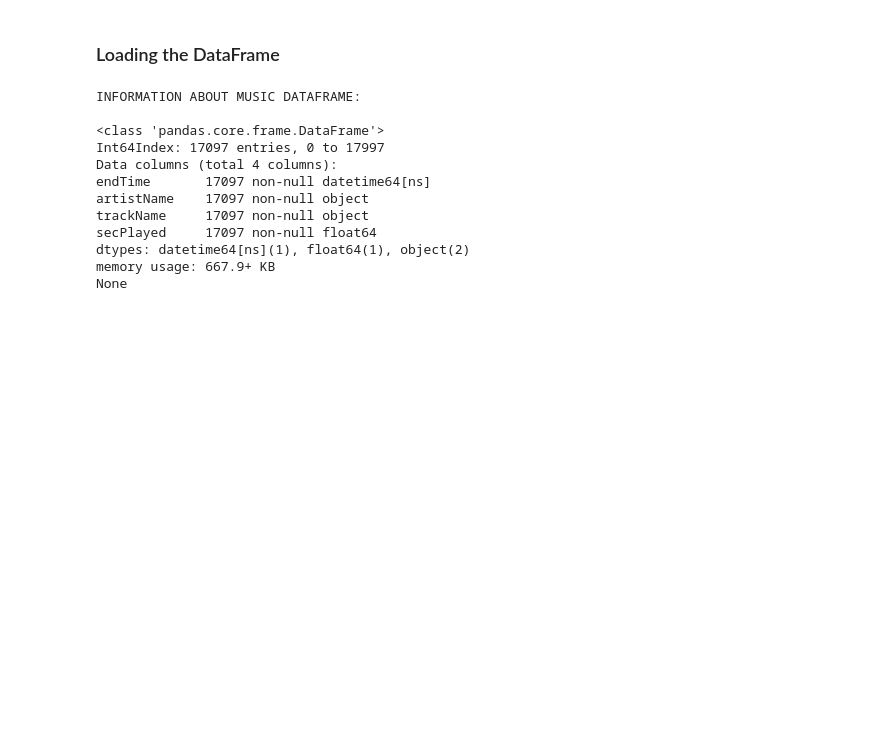
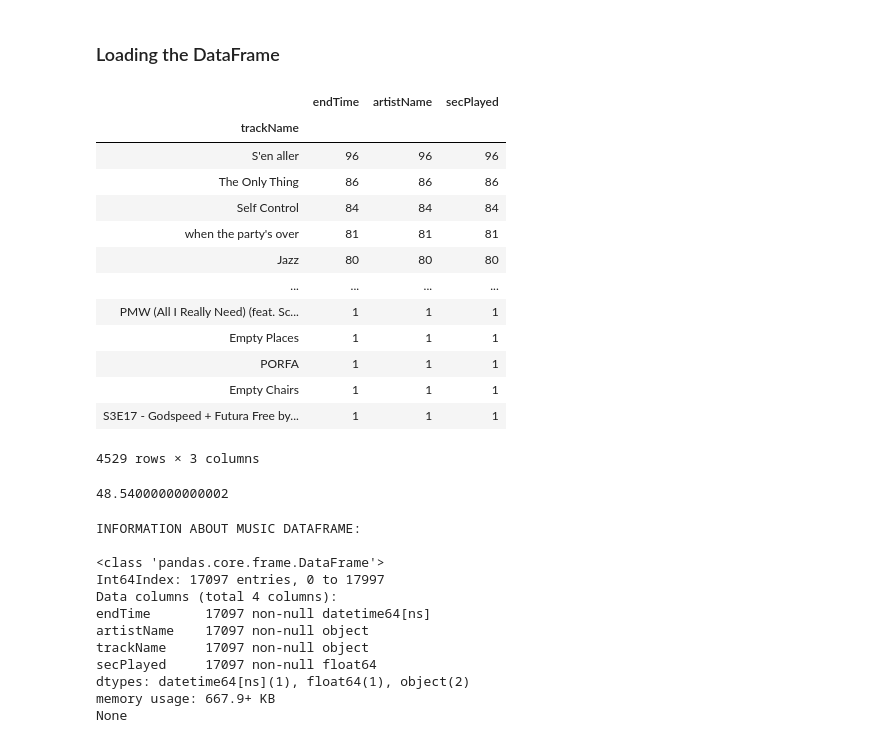
Before and after one commit to willfurtado/Visualizing-Spotify-Data, a Jupyter notebook: Spotify EDA.ipynb, the cells around one changed output. Drawn from its saved outputs; the diff is of its cells as text; code cells hidden in the pictures; blank space fills up the shorter version.

Commit message:
Updating data for winter 2020

```diff
--- a/Spotify EDA.ipynb
+++ b/Spotify EDA.ipynb
@@ -19,26 +19,29 @@ plt.style.use('ggplot')
 # %% [markdown]
 ## Loading the dataset
 # %%
-### Loading First half of dataset
-with open('personal_data/StreamingHistory0.json') as file:
-    data = json.load(file)
-df0 = pd.DataFrame(data)
+def load_streaming_data(src):
+    """
+    Returns a Pandas DataFrame object with the current listening history
+    from Spotify data pull. The src argument is the folder in which the data is stored.
+    """
+    with open('personal_data/' + src + '/StreamingHistory0.json') as file:
+        data = json.load(file)
+    df0 = pd.DataFrame(data)
+    with open('personal_data/' + src + '/StreamingHistory1.json') as file:
+        data1 = json.load(file)
 
-### Loading second half of dataset
-with open('personal_data/StreamingHistory1.json') as file:
-    data1 = json.load(file)
-df1 = pd.DataFrame(data1)
+    df1 = pd.DataFrame(data1)
+    df = df0.append(df1, ignore_index=True)
+    df['secPlayed'] = round(df['msPlayed'] / 1000, 1)
+    df = df.drop(columns=['msPlayed'])
 
-### Appending both together to create one complete DataFrame
-df = df0.append(df1, ignore_index=True)
+    STRTIME_FORMAT = '%Y-%m-%d %H:%M'
+    df['endTime'] = pd.to_datetime(df['endTime'], format=STRTIME_FORMAT)
 
-### Replacing millseconds column with a seconds column
-df['secPlayed'] = round(df['msPlayed'] / 1000, 1)
-df = df.drop(columns=['msPlayed'])
-
-### Converting string format to datetime format of endTime column
-STRTIME_FORMAT = '%Y-%m-%d %H:%M'
-df['endTime'] = pd.to_datetime(df['endTime'], format=STRTIME_FORMAT)
+    return df
+# %%
+df = load_streaming_data("summer20")
+wrapped = load_streaming_data("winter20")
 # %%
 print('INFORMATION ABOUT DATA: \n')
 print(df.info())
@@ -270,6 +279,32 @@ plt.savefig('top_10_podcasts', bbox_inches='tight', dpi=300)
 ### Loading the DataFrame
 # %%
 WHITE_NOISE = ['Nature Sounds', 'Sounds Of Nature : Thunderstorm, Rain','Calmsound']
+# %%
+wrapped_music = wrapped[~wrapped['artistName'].isin(PODCAST_ARTISTS + WHITE_NOISE)]
+wrapped_music.groupby('trackName').count().sort_values("secPlayed", ascending=False)
+# %% [output]
+|  | endTime | artistName | secPlayed |
+| trackName |  |  |  |
+| S'en aller | 96 | 96 | 96 |
+| The Only Thing | 86 | 86 | 86 |
+| Self Control | 84 | 84 | 84 |
+| when the party's over | 81 | 81 | 81 |
+| Jazz | 80 | 80 | 80 |
+| ... | ... | ... | ... |
+| PMW (All I Really Need) (feat. Sc... | 1 | 1 | 1 |
+| Empty Places | 1 | 1 | 1 |
+| PORFA | 1 | 1 | 1 |
+| Empty Chairs | 1 | 1 | 1 |
+| S3E17 - Godspeed + Futura Free by... | 1 | 1 | 1 |
+4529 rows × 3 columns
+# %%
+jazz = wrapped_music[wrapped_music['trackName'] == "Jazz"]
+total_jazz_listening = sum(jazz['secPlayed'])
+jazz_length_sec = 260
+num_jazz_listens = total_jazz_listening / jazz_length_sec
+num_jazz_listens
+# %% [output]
+48.54000000000002
 # %%
 music = df[~df['artistName'].isin(PODCAST_ARTISTS + WHITE_NOISE)]
 print('INFORMATION ABOUT MUSIC DATAFRAME: \n')
```
Also changed, not shown: parts of 1 cell of this notebook, 23 other files.
